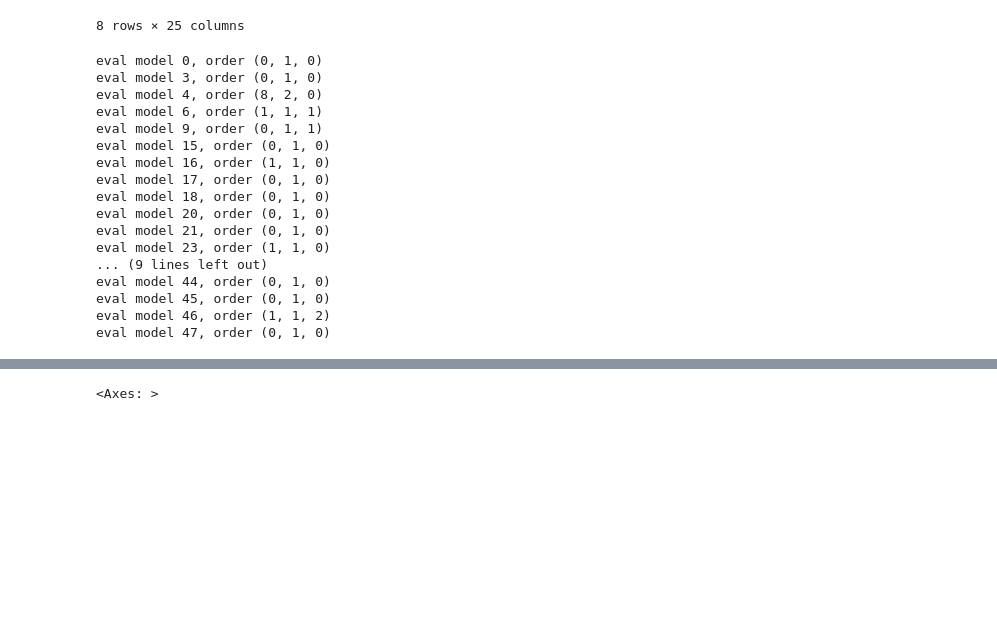
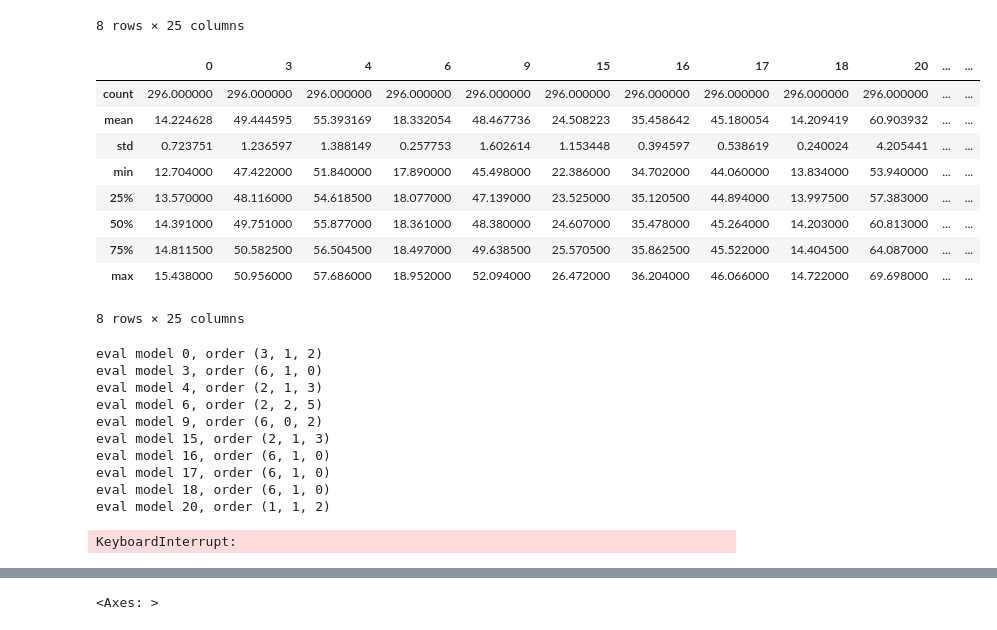
Before and after one commit to Troppydash/algothon, a Jupyter notebook: da/single_series.ipynb, the cells around one changed output, grey strips where cells are left out. Drawn from its saved outputs; the diff is of its cells as text; code cells hidden in the pictures; blank space fills up the shorter version.

```diff
--- a/da/single_series.ipynb
+++ b/da/single_series.ipynb
@@ -116,6 +82,19 @@ trainData.describe()
 | 75% | 14.802500 | 50.582500 | 56.472500 | 18.510000 | 49.662500 | 25.552500 | 35.862500 | 45.542500 | 14.400000 | 64.050000 | ... | ... |
 | max | 15.560000 | 51.010000 | 57.910000 | 18.980000 | 52.660000 | 26.630000 | 36.240000 | 46.130000 | 14.750000 | 70.010000 | ... | ... |
 8 rows × 25 columns
+# %%
+mvgTrainData.describe()
+# %% [output]
+|  | 0 | 3 | 4 | 6 | 9 | 15 | 16 | 17 | 18 | 20 | ... | ... |
+| count | 296.000000 | 296.000000 | 296.000000 | 296.000000 | 296.000000 | 296.000000 | 296.000000 | 296.000000 | 296.000000 | 296.000000 | ... | ... |
+| mean | 14.224628 | 49.444595 | 55.393169 | 18.332054 | 48.467736 | 24.508223 | 35.458642 | 45.180054 | 14.209419 | 60.903932 | ... | ... |
+| std | 0.723751 | 1.236597 | 1.388149 | 0.257753 | 1.602614 | 1.153448 | 0.394597 | 0.538619 | 0.240024 | 4.205441 | ... | ... |
+| min | 12.704000 | 47.422000 | 51.840000 | 17.890000 | 45.498000 | 22.386000 | 34.702000 | 44.060000 | 13.834000 | 53.940000 | ... | ... |
+| 25% | 13.570000 | 48.116000 | 54.618500 | 18.077000 | 47.139000 | 23.525000 | 35.120500 | 44.894000 | 13.997500 | 57.383000 | ... | ... |
+| 50% | 14.391000 | 49.751000 | 55.877000 | 18.361000 | 48.380000 | 24.607000 | 35.478000 | 45.264000 | 14.203000 | 60.813000 | ... | ... |
+| 75% | 14.811500 | 50.582500 | 56.504500 | 18.497000 | 49.638500 | 25.570500 | 35.862500 | 45.522000 | 14.404500 | 64.087000 | ... | ... |
+| max | 15.438000 | 50.956000 | 57.686000 | 18.952000 | 52.094000 | 26.472000 | 36.204000 | 46.066000 | 14.722000 | 69.698000 | ... | ... |
+8 rows × 25 columns
 # %%
 # Get the arima model for each of them
 # check autocorr
@@ -124,7 +103,7 @@ orders = {}
 
 for item in checkList:
     model = pm.auto_arima(
-        df[item],
+        mvgTrainData[item],
         start_p=0, start_q=0, max_p=15, max_q=15, seasonal=True
     )
 
@@ -133,23 +112,17 @@ for item in checkList:
     print(f'eval model {item}, order {model.order}')
     orders[item] = model.order
 # %% [output]
-eval model 0, order (0, 1, 0)
-eval model 3, order (0, 1, 0)
-eval model 4, order (8, 2, 0)
-eval model 6, order (1, 1, 1)
-eval model 9, order (0, 1, 1)
-eval model 15, order (0, 1, 0)
-eval model 16, order (1, 1, 0)
-eval model 17, order (0, 1, 0)
-eval model 18, order (0, 1, 0)
-eval model 20, order (0, 1, 0)
-eval model 21, order (0, 1, 0)
-eval model 23, order (1, 1, 0)
-... (9 lines left out)
-eval model 44, order (0, 1, 0)
-eval model 45, order (0, 1, 0)
-eval model 46, order (1, 1, 2)
-eval model 47, order (0, 1, 0)
+eval model 0, order (3, 1, 2)
+eval model 3, order (6, 1, 0)
+eval model 4, order (2, 1, 3)
+eval model 6, order (2, 2, 5)
+eval model 9, order (6, 0, 2)
+eval model 15, order (2, 1, 3)
+eval model 16, order (6, 1, 0)
+eval model 17, order (6, 1, 0)
+eval model 18, order (6, 1, 0)
+eval model 20, order (1, 1, 2)
+KeyboardInterrupt:
 # %%
 orders
 # %% [output]
```
Also changed, not shown: parts of 8 cells of this notebook, 3 other files.
